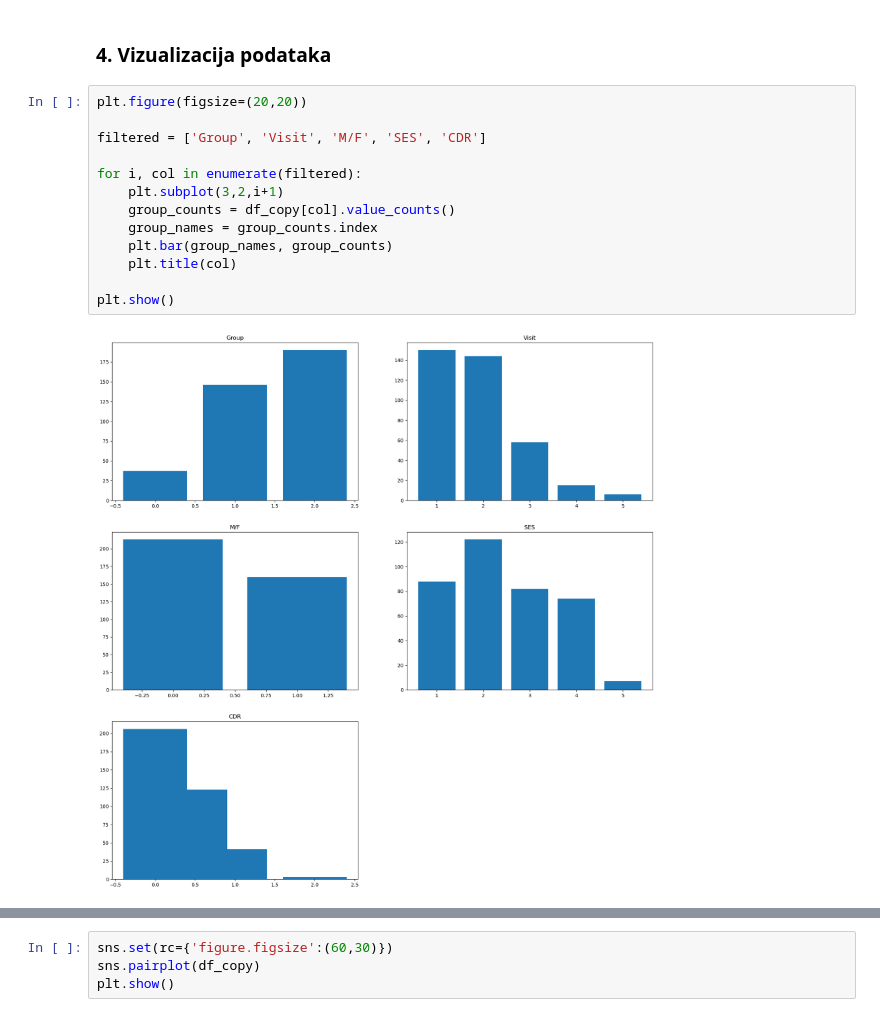
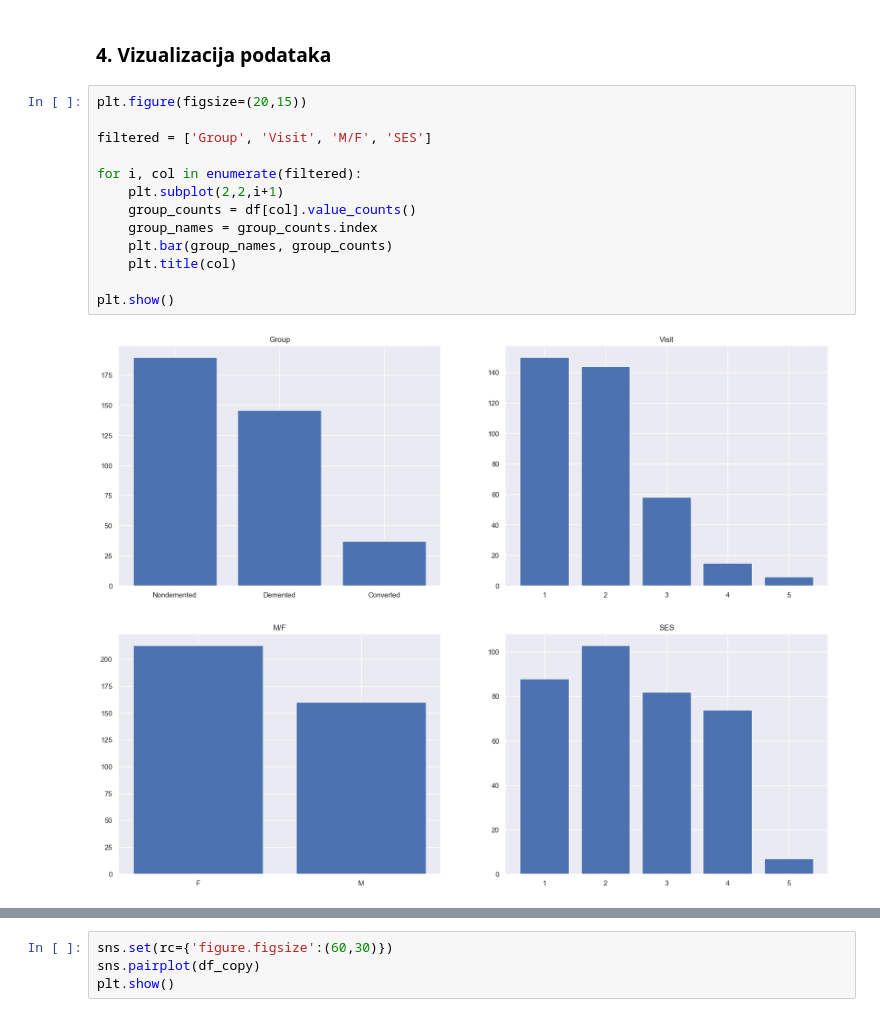
Before and after one commit to zveronika/UUZOP-projekt, a Jupyter notebook: UUZOP-Veronika_Žunar.ipynb, the cells around one changed output, grey strips where cells are left out. Cells and saved outputs as stored; diff of their text form.

```diff
--- a/UUZOP-Veronika_Žunar.ipynb
+++ b/UUZOP-Veronika_Žunar.ipynb
@@ -230,18 +230,18 @@ plt.show()
 # %% [markdown]
 ### 4. Vizualizacija podataka
 # %%
-plt.figure(figsize=(20,20))
+plt.figure(figsize=(20,15))
 
-filtered = ['Group', 'Visit', 'M/F', 'SES', 'CDR']
+filtered = ['Group', 'Visit', 'M/F', 'SES']
 
 for i, col in enumerate(filtered):
-    plt.subplot(3,2,i+1)
-    group_counts = df_copy[col].value_counts()
+    plt.subplot(2,2,i+1)
+    group_counts = df[col].value_counts()
     group_names = group_counts.index
     plt.bar(group_names, group_counts)
     plt.title(col)
 
 plt.show()
 # %% [output]
-[figure, old version]
+[figure, new version]
 # %%
```
Also changed, not shown: parts of 5 cells of this notebook.
